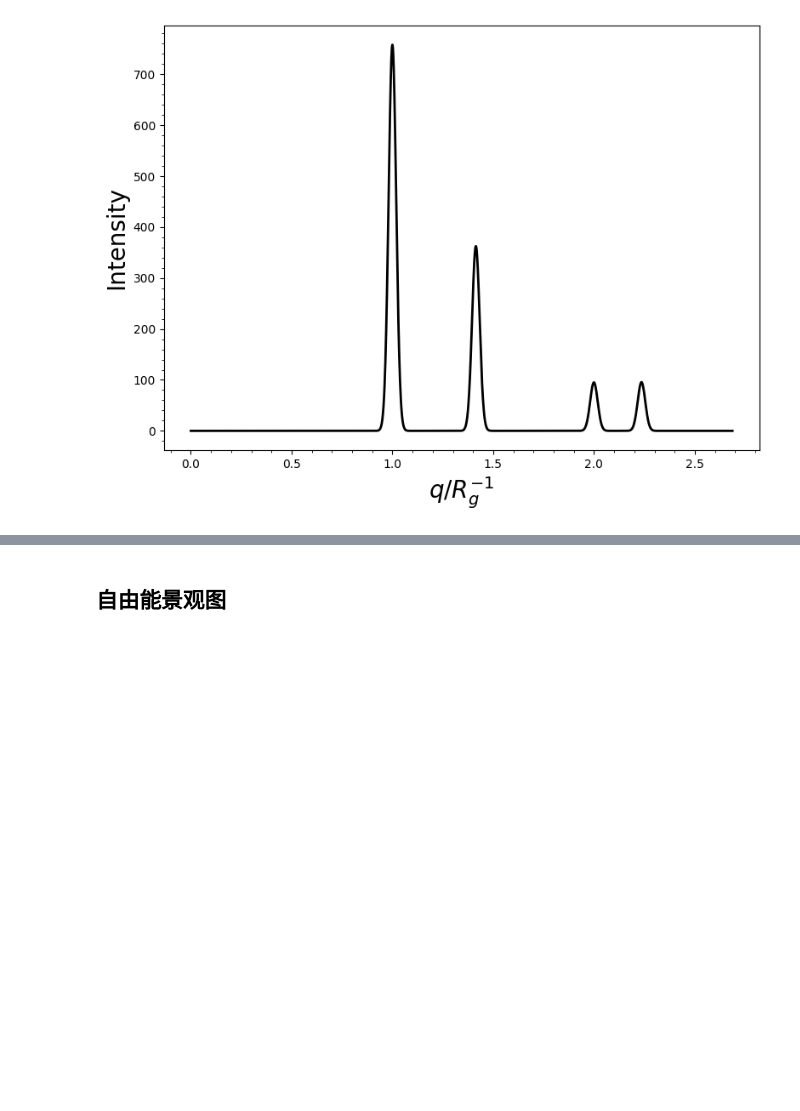
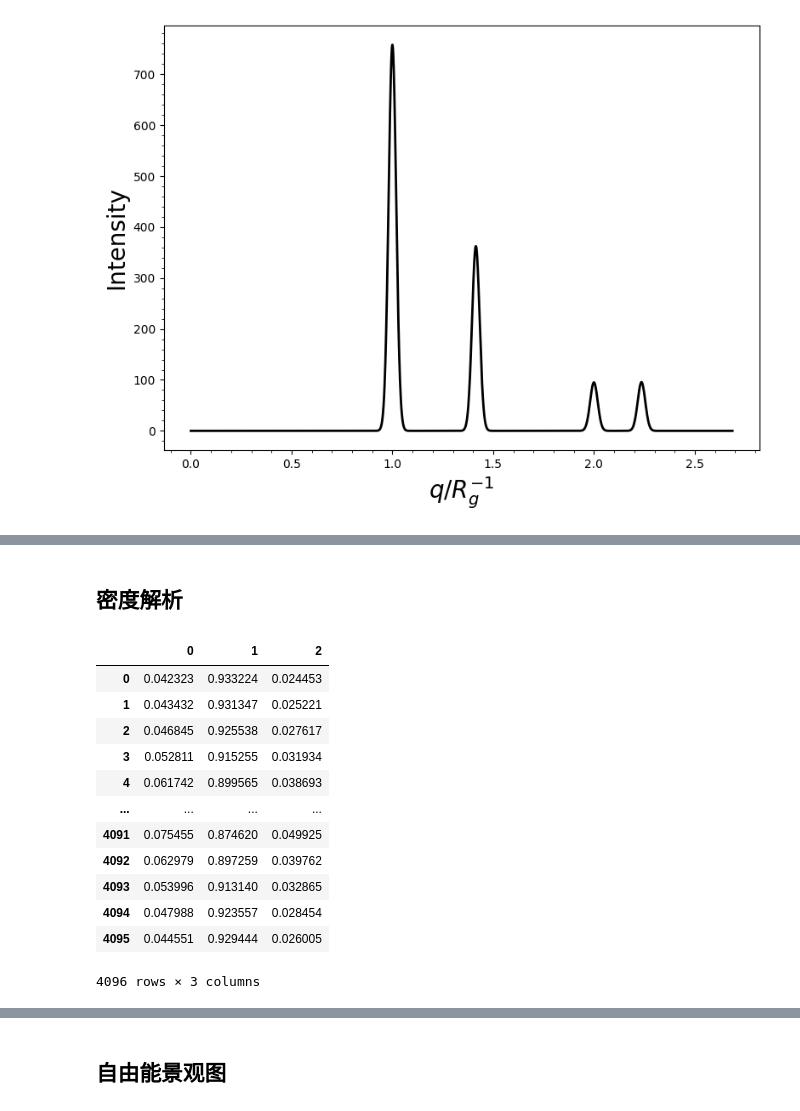
Before and after one commit to KangruiYuan/SimuBox, a Jupyter notebook: Demos/Scripts.ipynb, the cells around one changed output, grey strips where cells are left out. Drawn from its saved outputs; the diff is of its cells as text; code cells hidden in the pictures; blank space fills up the shorter version.

```diff
--- a/Demos/Scripts.ipynb
+++ b/Demos/Scripts.ipynb
@@ -73,0 +61,23 @@ iso_plots = iso2D(des, target=[0,1,2])
+# %% [markdown]
+## 密度解析
+# %%
+from SimuBox import read_json, read_density
+import numpy as np
+des = read_density("./Datasets/Desity/Block/BAB5_C4_block.txt")
+inputs = read_json("./Datasets/Desity/Block/input_star.json")
+des.repair_data(inputs)
+des.data
+# %% [output]
+|  | 0 | 1 | 2 |
+| 0 | 0.042323 | 0.933224 | 0.024453 |
+| 1 | 0.043432 | 0.931347 | 0.025221 |
+| 2 | 0.046845 | 0.925538 | 0.027617 |
+| 3 | 0.052811 | 0.915255 | 0.031934 |
+| 4 | 0.061742 | 0.899565 | 0.038693 |
+| ... | ... | ... | ... |
+| 4091 | 0.075455 | 0.874620 | 0.049925 |
+| 4092 | 0.062979 | 0.897259 | 0.039762 |
+| 4093 | 0.053996 | 0.913140 | 0.032865 |
+| 4094 | 0.047988 | 0.923557 | 0.028454 |
+| 4095 | 0.044551 | 0.929444 | 0.026005 |
+4096 rows × 3 columns
```
Also changed, not shown: parts of 11 cells of this notebook, 14 other files.
